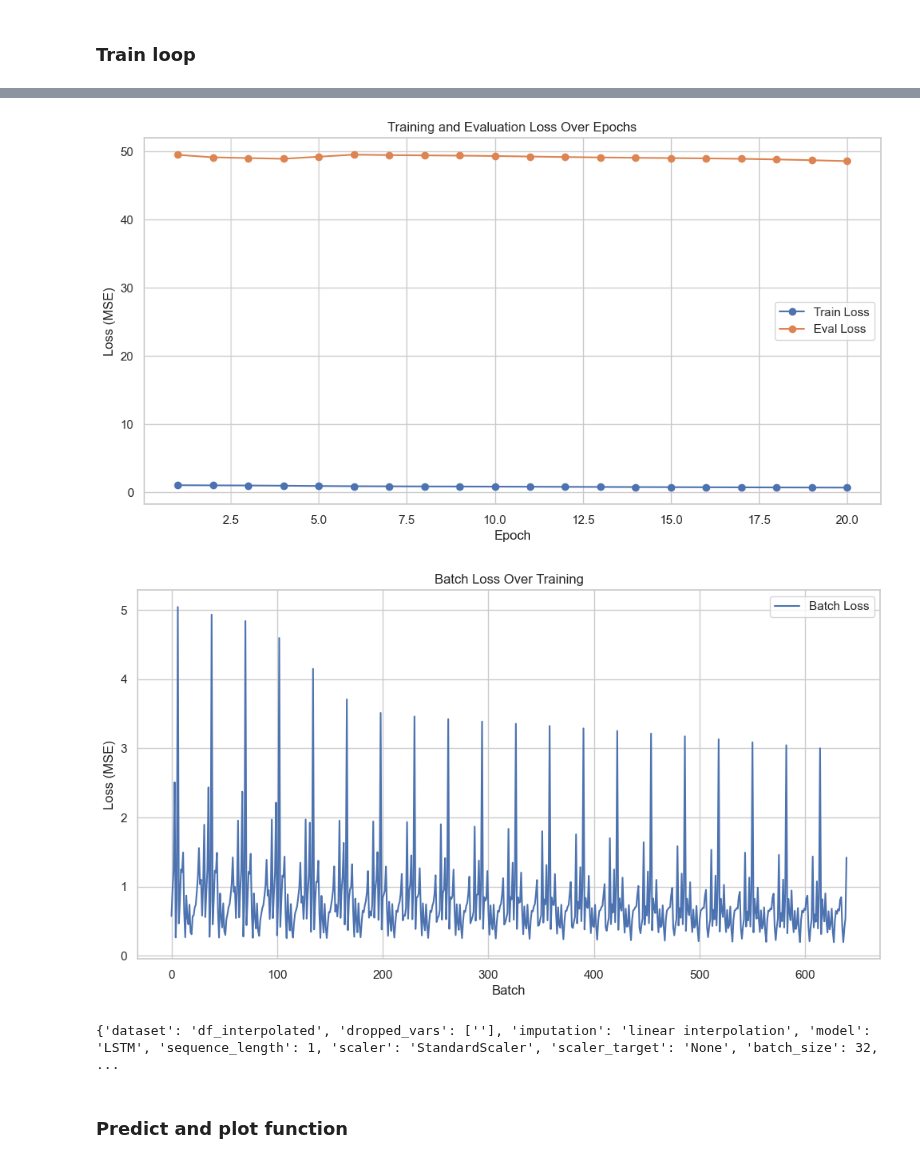
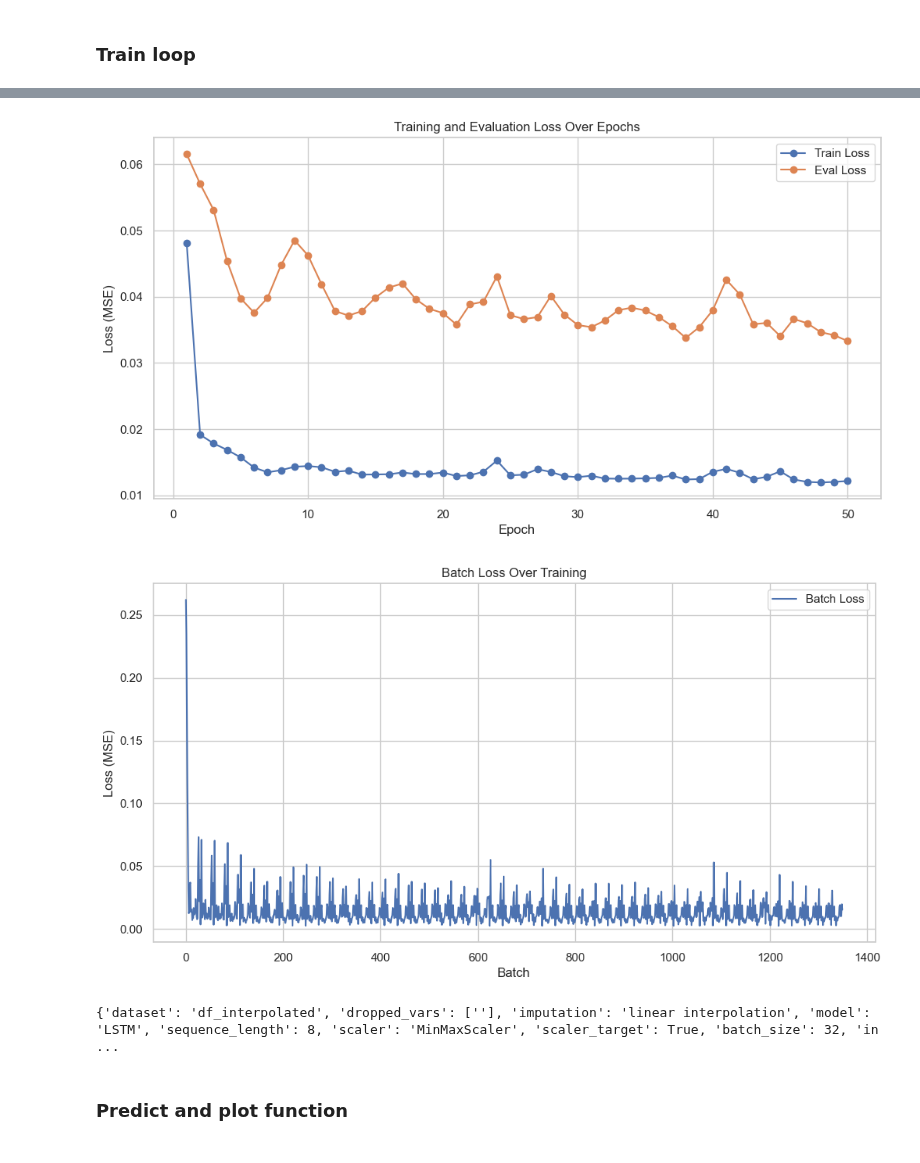
Before and after one commit to matushalak/DMT, a Jupyter notebook: lstm.ipynb, the cells around one changed output, grey strips where cells are left out. Cells and saved outputs as stored; diff of their text form; code cells hidden in the pictures.

Commit message:
scalers made

```diff
--- a/lstm.ipynb
+++ b/lstm.ipynb
@@ -202,7 +209,7 @@ Train shape: (1024, 29), Test shape: (272, 29)
 # %%
 
 # Create the dataset
-seq_length = 1
+seq_length = 8
 batch_size = 32
 train_dataset = MultiParticipantDataset(train_df_normalized, seq_length=seq_length)
 test_dataset = MultiParticipantDataset(test_df_normalized, seq_length=seq_length)
@@ -257,13 +264,13 @@ input_dim = len(train_dataset.features)  # e.g., 24
 hidden_dim = 64             # Number of LSTM units
 num_layers = 2
 output_dim = 1                   # For regression (predicting a single value)
-num_epochs = 20
+num_epochs = 50
 learning_rate = 0.001
 
 # Initialize model, loss function, and optimizer
 model = LSTMModel(input_dim, hidden_dim, num_layers, output_dim)
 criterion = nn.MSELoss()
-optimizer = optim.Adam(model.parameters(), lr=learning_rate)
+optimizer = optim.Adam(model.parameters(), lr=learning_rate, weight_decay=1e-5)
 
 # Prepare lists to store loss values for plotting
 train_epoch_losses = []
@@ -339,8 +346,8 @@ hyperparameters = {
     "imputation": imputation,
     "model": "LSTM",
     "sequence_length": seq_length,
-    "scaler": "StandardScaler",
-    "scaler_target": "None",
+    "scaler": SCALER_TYPE,
+    "scaler_target": TRANSFORM_TARGET,
     "batch_size": batch_size,
     "input_dim": input_dim,
     "hidden_dim": hidden_dim,
@@ -384,6 +388,6 @@ Epoch [20/20], Train Loss: 0.6665, Eval Loss: 48.6155
-[figure, old version]
+[figure, new version]
-[figure, old version]
+[figure, new version]
-{'dataset': 'df_interpolated', 'dropped_vars': [''], 'imputation': 'linear interpolation', 'model': 'LSTM', 'sequence_length': 1, 'scaler': 'StandardScaler', 'scaler_target': 'None', 'batch_size': 32, ...
+{'dataset': 'df_interpolated', 'dropped_vars': [''], 'imputation': 'linear interpolation', 'model': 'LSTM', 'sequence_length': 8, 'scaler': 'MinMaxScaler', 'scaler_target': True, 'batch_size': 32, 'in ...
 # %% [markdown]
 ### Predict and plot function
 # %%
```
Also changed, not shown: parts of 5 cells of this notebook.
